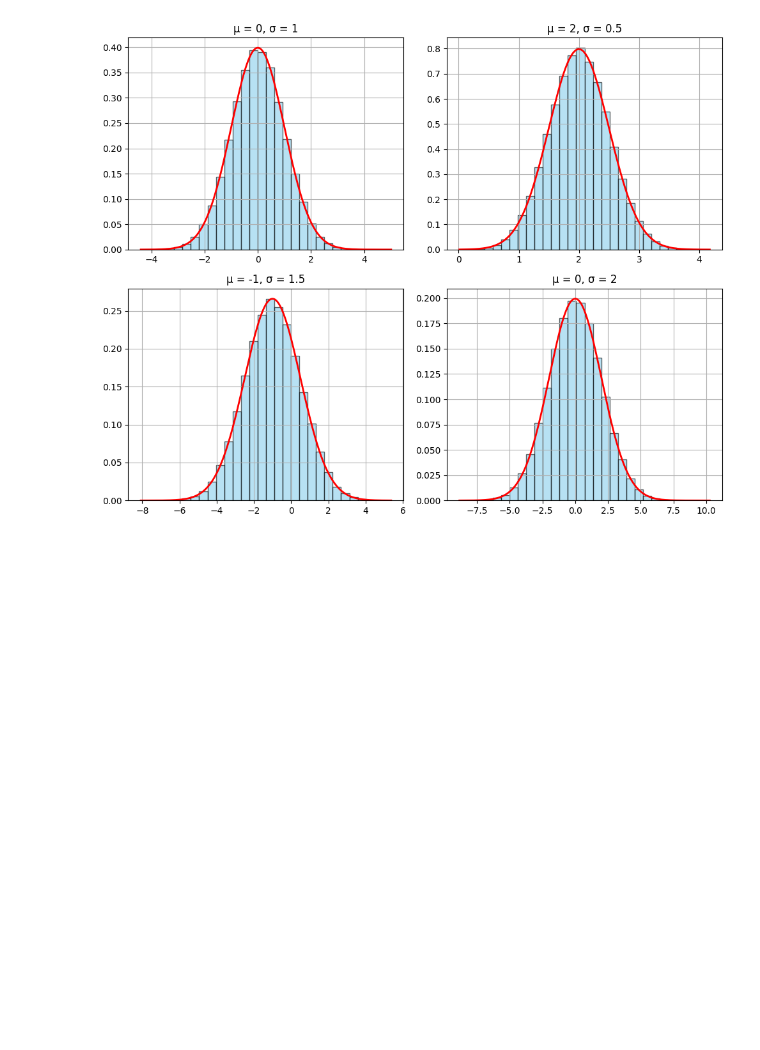
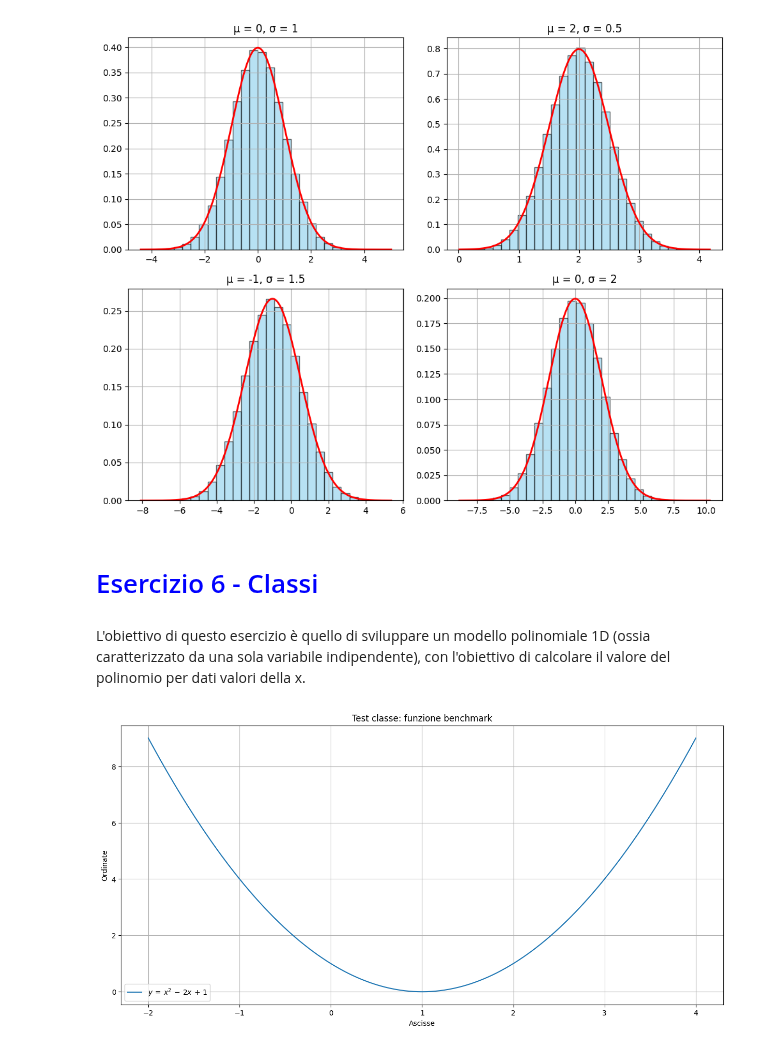
Before and after one commit to Negrini085/DeepLearning, a Jupyter notebook: Esercitazioni/lab_01.ipynb, the cells around one changed output. Drawn from its saved outputs; the diff is of its cells as text; code cells hidden in the pictures; blank space fills up the shorter version.

Commit message:
Aggiunto esercizio 7

```diff
--- a/Esercitazioni/lab_01.ipynb
+++ b/Esercitazioni/lab_01.ipynb
@@ -295,3 +295,55 @@ plt.tight_layout()
 plt.show()
 # %% [output]
 [figure]
+# %% [markdown]
+<h1 style="color: blue; font-size:50px;"> Esercizio 6 - Classi</h1>
+# %% [markdown]
+L'obiettivo di questo esercizio è quello di sviluppare un modello polinomiale 1D (ossia caratterizzato da una sola variabile indipendente), con l'obiettivo di calcolare il valore del polinomio per dati valori della x.
+# %%
+# Classe polinomio, non uso inheritance
+class Polymod:
+    def __init__(self, coeff):
+        self.coeff = coeff
+
+    def setCoeff(self, coeff):
+        self.coeff = coeff
+
+    def eval(self, x):
+        val = 0
+        appo = 1
+        for c in self.coeff:
+            val += c * appo
+            appo *= x
+
+        return val
+
+    def evalS(self, x):
+        val = []
+        for i in range(0, len(x)):
+            val += [0]
+
+        for k, c in enumerate(self.coeff):
+            for i in range(0, len(x)):
+                val[i] += c * pow(x[i], k)
+
+        return val
+
+
+# Per vedere se i metodi implementati hanno senso, faccio il grafico della funzione y = x^2 - 2x + 1
+fig = plt.figure(figsize=(15, 7))
+
+polyT = Polymod([1, -2, 1])
+x = np.linspace(-2, 4, 1000)
+y = polyT.evalS(x)
+
+plt.plot(x, y, label = r"$y\,=\,x^2\,-\,2x\,+\,1$")
+
+plt.xlabel("Ascisse")
+plt.ylabel("Ordinate")
+plt.title("Test classe: funzione benchmark")
+
+plt.legend(loc = "best")
+plt.grid(True)
+plt.show()
+# %% [output]
+[figure, added]
```
Also changed, not shown: parts of 1 cell of this notebook.
